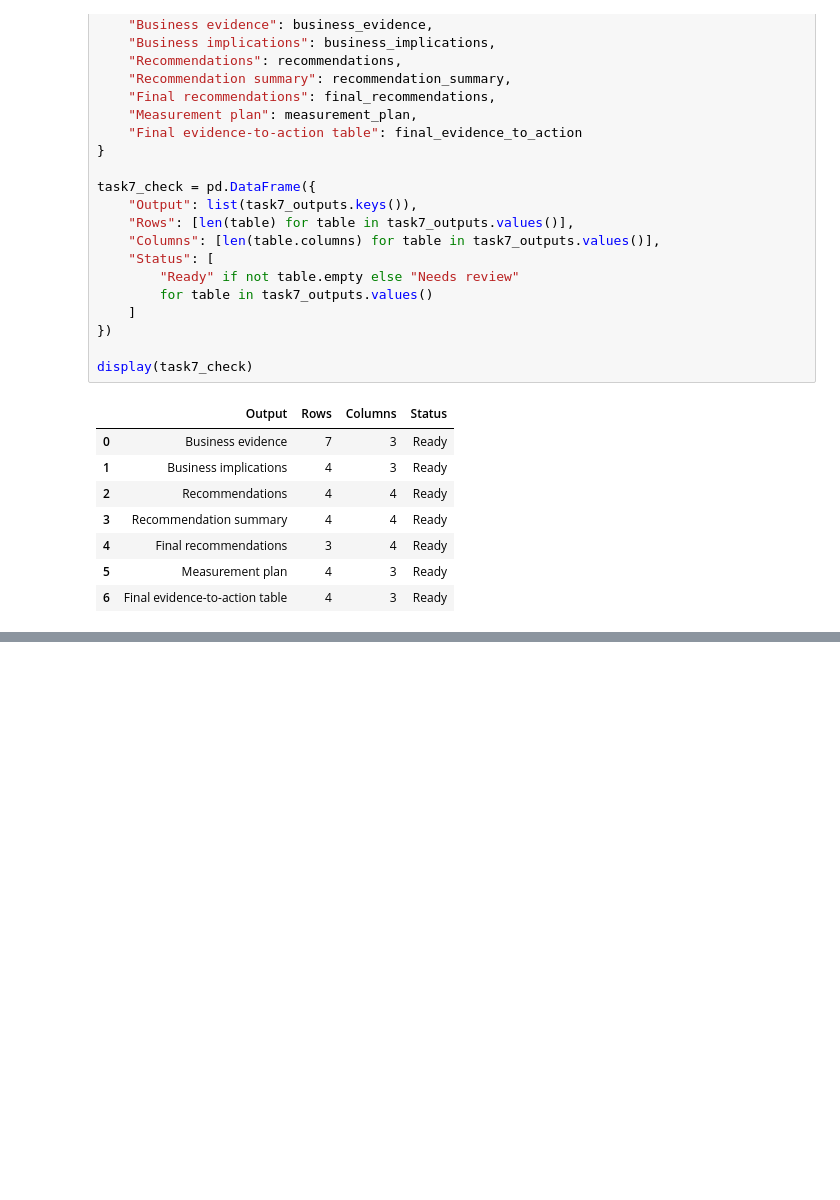
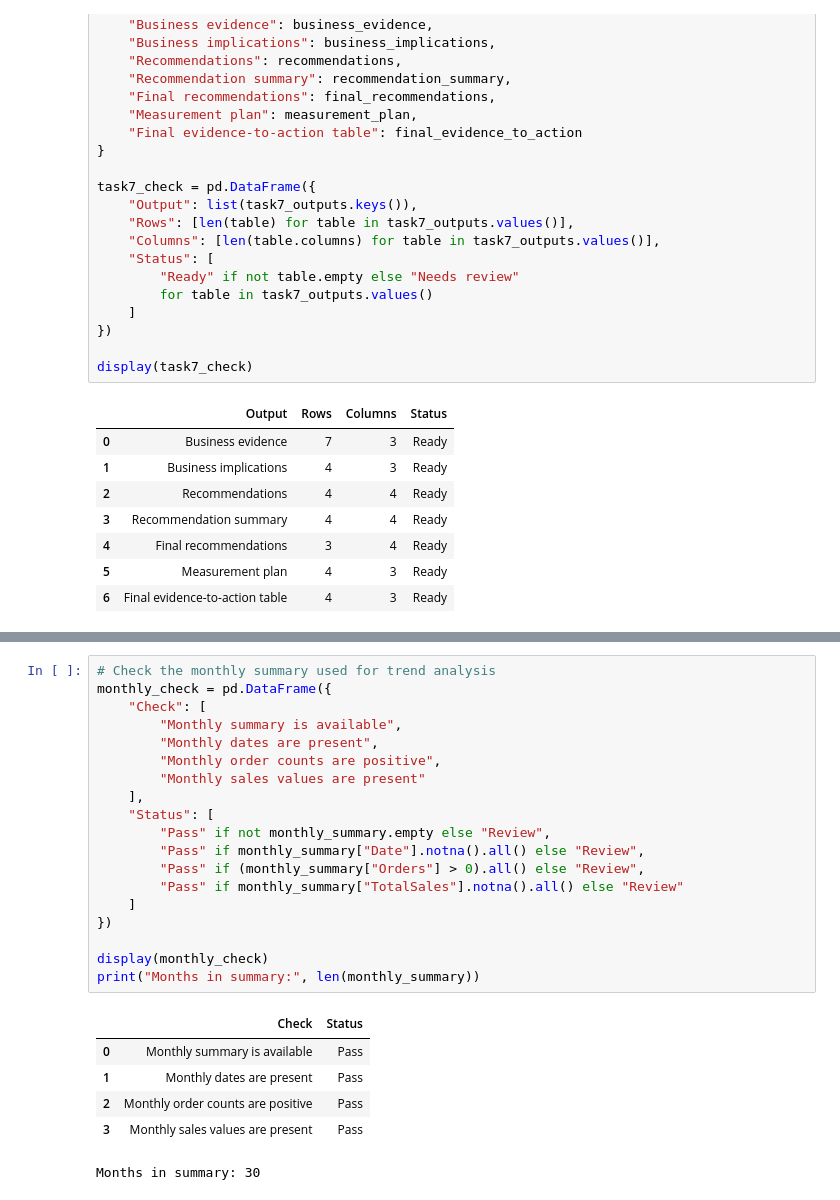
Before and after one commit to francisparwez/exploratory-data-analysis, a Jupyter notebook: notebooks/exploratory_data_analysis.ipynb, the cells around one changed output, grey strips where cells are left out. Drawn from its saved outputs; the diff is of its cells as text; blank space fills up the shorter version.

```diff
--- a/notebooks/exploratory_data_analysis.ipynb
+++ b/notebooks/exploratory_data_analysis.ipynb
@@ -4207,0 +4374,26 @@ display(task7_check)
+# %%
+# Check the monthly summary used for trend analysis
+monthly_check = pd.DataFrame({
+    "Check": [
+        "Monthly summary is available",
+        "Monthly dates are present",
+        "Monthly order counts are positive",
+        "Monthly sales values are present"
+    ],
+    "Status": [
+        "Pass" if not monthly_summary.empty else "Review",
+        "Pass" if monthly_summary["Date"].notna().all() else "Review",
+        "Pass" if (monthly_summary["Orders"] > 0).all() else "Review",
+        "Pass" if monthly_summary["TotalSales"].notna().all() else "Review"
+    ]
+})
+
+display(monthly_check)
+print("Months in summary:", len(monthly_summary))
+# %% [output]
+|  | Check | Status |
+| 0 | Monthly summary is available | Pass |
+| 1 | Monthly dates are present | Pass |
+| 2 | Monthly order counts are positive | Pass |
+| 3 | Monthly sales values are present | Pass |
+Months in summary: 30
```
Also changed, not shown: parts of 14 cells of this notebook, 6 other files.
